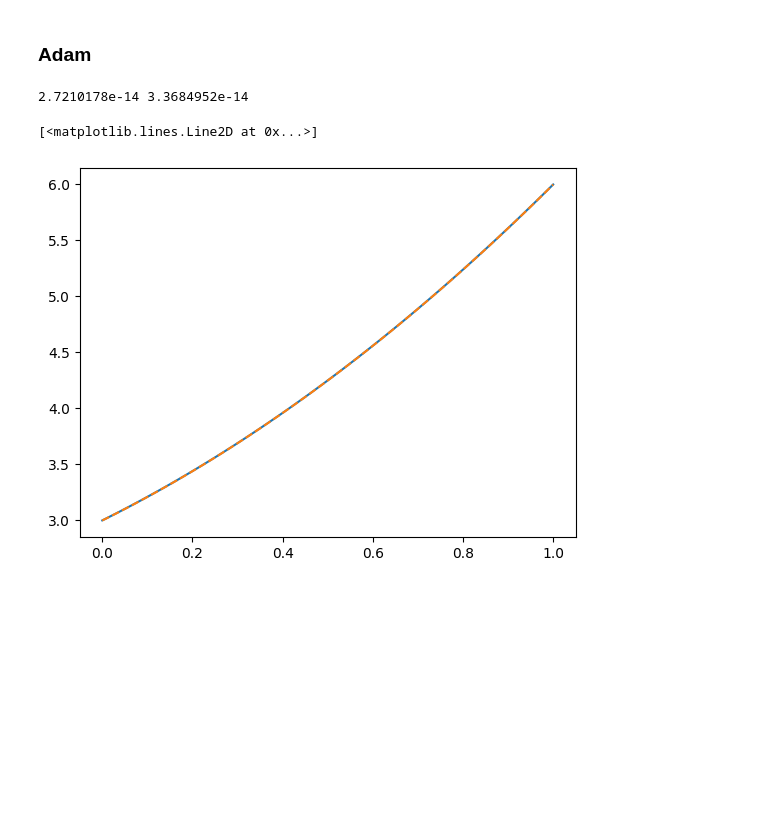
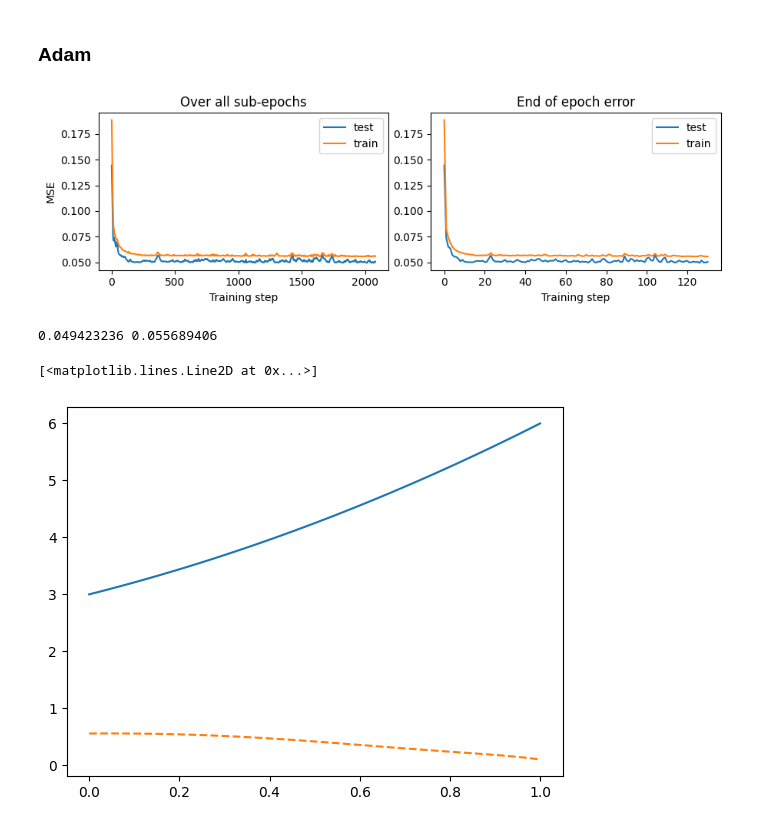
Before and after one commit to Trond01/Project2_FYS-STK4155, a Jupyter notebook: Runs/testing/OLS_analgrad_1d.ipynb, the cells around one changed output. Cells and saved outputs as stored; diff of their text form; code cells hidden in the pictures; blank space fills up the shorter version.

Commit message:
fjærnet noise slik at vi får meningsfulle resultater på OLS

```diff
--- a/Runs/testing/OLS_analgrad_1d.ipynb
+++ b/Runs/testing/OLS_analgrad_1d.ipynb
@@ -112,14 +112,15 @@ plot_test_results(result_RMS_prop["test_loss_list"], result_RMS_prop["train_loss
 # %%
 result_adam = SGD_adam(X_train, y_train, X_test, y_test, grad_method=loss_grad, beta0=beta0, test_loss_func=loss_func,
                        n_epochs=130)
 
-# plot_test_results(result_adam["test_loss_list"], result_adam["train_loss_list"], m)
+plot_test_results(result_adam["test_loss_list"], result_adam["train_loss_list"], m)
 
 print(min(result_adam["test_loss_list"]), min(result_adam["train_loss_list"]))
 
 plt.plot(x_vals, f(x_vals))
 plt.plot(x_vals, model(result_adam["beta_final"], feature_matrix(x_vals, num_features)), "--")
 # %% [output]
+[figure, new version]
-2.7210178e-14 3.3684952e-14
+0.049423236 0.055689406
 [<matplotlib.lines.Line2D at 0x...>]
-[figure, old version]
+[figure, added]
```
Also changed, not shown: parts of 6 cells of this notebook, 2 other files.
